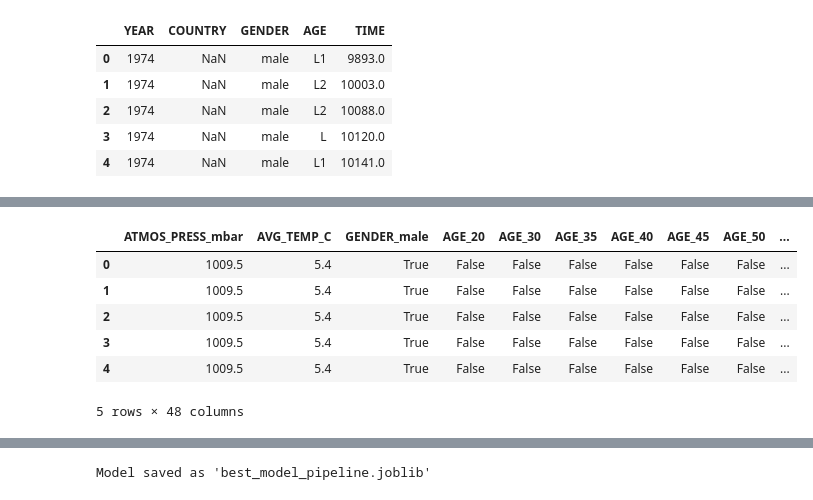
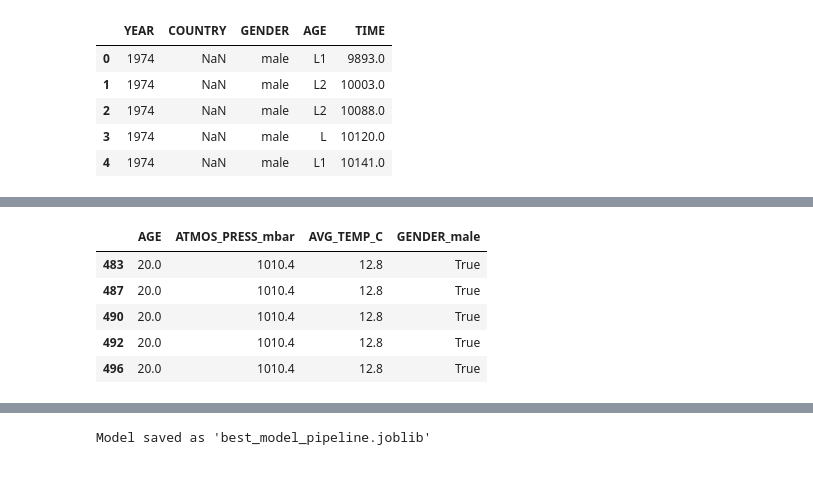
Before and after one commit to esc20936/backendMarathonPredict, a Jupyter notebook: notebooks/Nuevo.ipynb, the cells around one changed output, grey strips where cells are left out. Drawn from its saved outputs; the diff is of its cells as text; code cells hidden in the pictures.

```diff
--- a/notebooks/Nuevo.ipynb
+++ b/notebooks/Nuevo.ipynb
@@ -59,3 +59,9 @@ combined_data.head()
 | 2 | 1974 | NaN | male | L2 | 10088.0 | 0.0 | 0.2 | 7.0 | 1009.5 | ... |
 | 3 | 1974 | NaN | male | L | 10120.0 | 0.0 | 0.2 | 7.0 | 1009.5 | ... |
 | 4 | 1974 | NaN | male | L1 | 10141.0 | 0.0 | 0.2 | 7.0 | 1009.5 | ... |
+# %%
+combined_data['AGE'] = pd.to_numeric(combined_data['AGE'], errors='coerce')
+combined_data = combined_data.dropna(subset=['AGE'])
+
+# Display the result
+combined_data.head()
@@ -79,16 +92,15 @@ plt.show()
 # %%
 y = combined_data['TIME']
 X = combined_data[['GENDER', 'AGE', 'ATMOS_PRESS_mbar', 'AVG_TEMP_C']]
-X = pd.get_dummies(X, columns=['GENDER', 'AGE'], drop_first=True)
+X = pd.get_dummies(X, columns=['GENDER'], drop_first=True)
 X.head()
 # %% [output]
-|  | ATMOS_PRESS_mbar | AVG_TEMP_C | GENDER_male | AGE_20 | AGE_30 | AGE_35 | AGE_40 | AGE_45 | AGE_50 | ... |
-| 0 | 1009.5 | 5.4 | True | False | False | False | False | False | False | ... |
-| 1 | 1009.5 | 5.4 | True | False | False | False | False | False | False | ... |
-| 2 | 1009.5 | 5.4 | True | False | False | False | False | False | False | ... |
-| 3 | 1009.5 | 5.4 | True | False | False | False | False | False | False | ... |
-| 4 | 1009.5 | 5.4 | True | False | False | False | False | False | False | ... |
+|  | AGE | ATMOS_PRESS_mbar | AVG_TEMP_C | GENDER_male |
+| 483 | 20.0 | 1010.4 | 12.8 | True |
+| 487 | 20.0 | 1010.4 | 12.8 | True |
+| 490 | 20.0 | 1010.4 | 12.8 | True |
+| 492 | 20.0 | 1010.4 | 12.8 | True |
+| 496 | 20.0 | 1010.4 | 12.8 | True |
-5 rows × 48 columns
 # %%
 import pandas as pd
 from sklearn.ensemble import RandomForestRegressor
```
Also changed, not shown: parts of 5 cells of this notebook, 8 other files.
